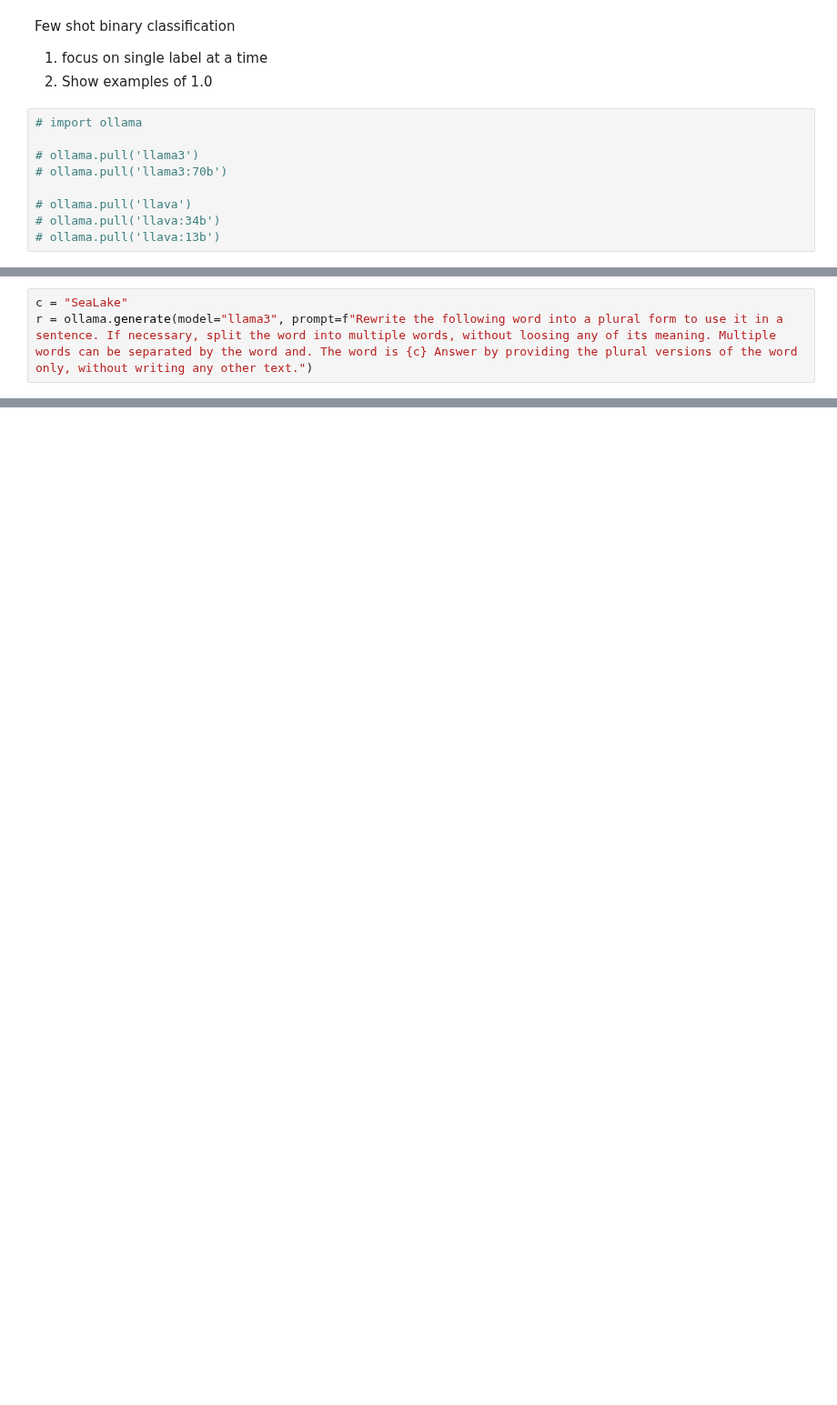
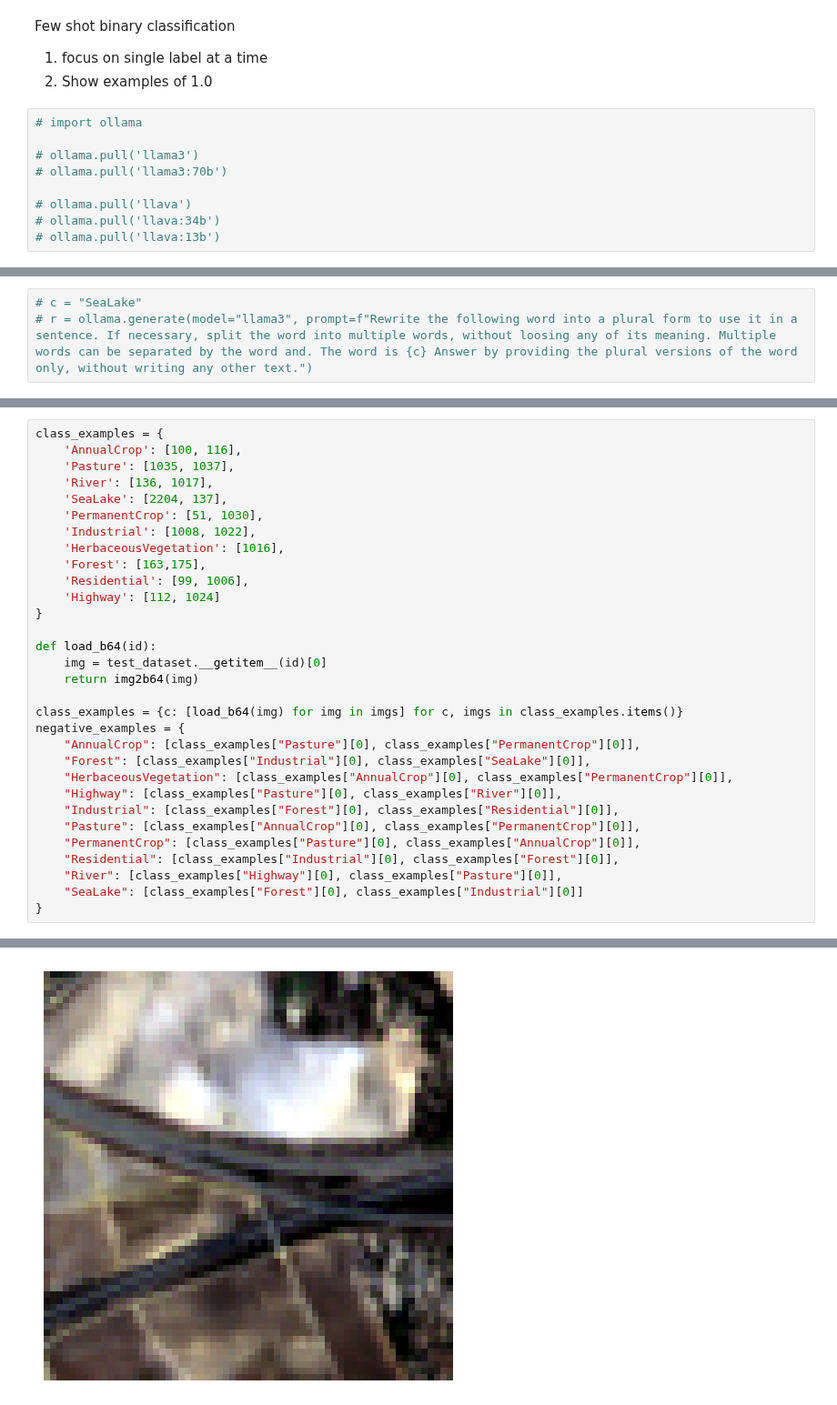
Before and after one commit to urbanlutz/AIML24_RandomForestRangers, a Jupyter notebook: test_labelling.ipynb, the cells around one changed output, grey strips where cells are left out. Shown at 91% size. Saved outputs shown, nothing was run; the diff lists cells and outputs as text; blank space fills up the shorter version.

```diff
--- a/test_labelling.ipynb
+++ b/test_labelling.ipynb
@@ -417,4 +453,4 @@ KeyboardInterrupt:
 # %%
-c = "SeaLake"
-r = ollama.generate(model="llama3", prompt=f"Rewrite the following word into a plural form to use it in a sentence. If necessary, split the word into multiple words, without loosing any of its meaning. Multiple words can be separated by the word and. The word is {c} Answer by providing the plural versions of the word only, without writing any other text.")
+# c = "SeaLake"
+# r = ollama.generate(model="llama3", prompt=f"Rewrite the following word into a plural form to use it in a sentence. If necessary, split the word into multiple words, without loosing any of its meaning. Multiple words can be separated by the word and. The word is {c} Answer by providing the plural versions of the word only, without writing any other text.")
 # %%
@@ -477,0 +511,32 @@ Do not provide any other information apart from the score.
+# %%
+class_examples = {
+    'AnnualCrop': [100, 116],
+    'Pasture': [1035, 1037],
+    'River': [136, 1017],
+    'SeaLake': [2204, 137],
+    'PermanentCrop': [51, 1030],
+    'Industrial': [1008, 1022],
+    'HerbaceousVegetation': [1016],
+    'Forest': [163,175],
+    'Residential': [99, 1006],
+    'Highway': [112, 1024]
+}
+
+def load_b64(id):
+    img = test_dataset.__getitem__(id)[0]
+    return img2b64(img)
+
+class_examples = {c: [load_b64(img) for img in imgs] for c, imgs in class_examples.items()}
+negative_examples = {
+    "AnnualCrop": [class_examples["Pasture"][0], class_examples["PermanentCrop"][0]],
+    "Forest": [class_examples["Industrial"][0], class_examples["SeaLake"][0]],
+    "HerbaceousVegetation": [class_examples["AnnualCrop"][0], class_examples["PermanentCrop"][0]],
+    "Highway": [class_examples["Pasture"][0], class_examples["River"][0]],
+    "Industrial": [class_examples["Forest"][0], class_examples["Residential"][0]],
+    "Pasture": [class_examples["AnnualCrop"][0], class_examples["PermanentCrop"][0]],
+    "PermanentCrop": [class_examples["Pasture"][0], class_examples["AnnualCrop"][0]],
+    "Residential": [class_examples["Industrial"][0], class_examples["Forest"][0]],
+    "River": [class_examples["Highway"][0], class_examples["Pasture"][0]],
+    "SeaLake": [class_examples["Forest"][0], class_examples["Industrial"][0]]
+}
+# %% [output]
@@ -478 +562,2 @@ Do not provide any other information apart from the score.
+[figure, added]
 # %%
```
Also changed, not shown: parts of 29 cells of this notebook, 17 other files.
